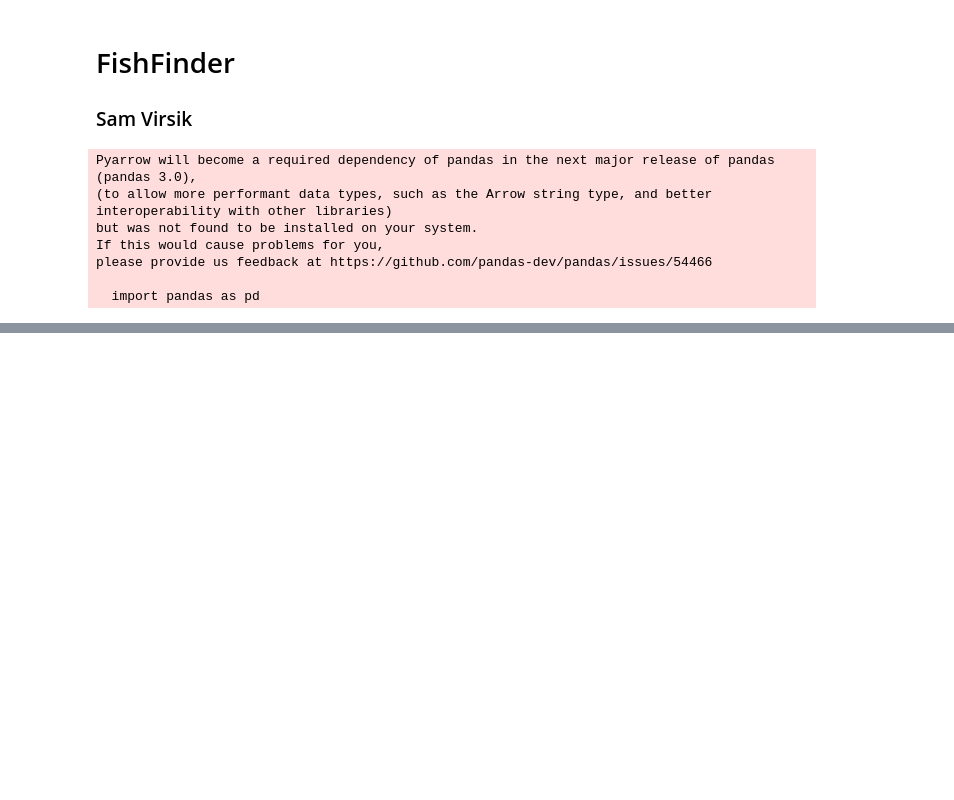
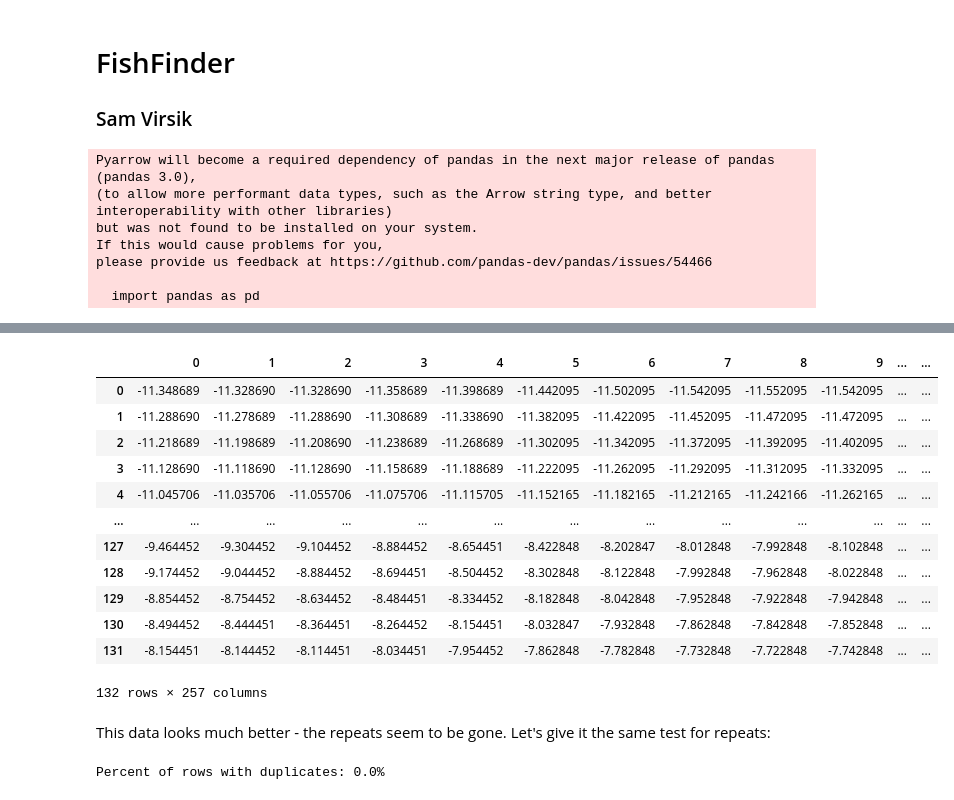
Before and after one commit to SamVirsik/DataAnalysis, a Jupyter notebook: dataanalysis.ipynb, the cells around one changed output, grey strips where cells are left out. Drawn from its saved outputs; the diff is of its cells as text; code cells hidden in the pictures; blank space fills up the shorter version.

```diff
--- a/dataanalysis.ipynb
+++ b/dataanalysis.ipynb
@@ -37,0 +126,17 @@ img_20 = readData("data\img_20_data.tiff") #This is a tiff, not a tif, since for
+# %%
+#Function to remove the duplicated values that we saw in img_20. It removes duplicated rows, then transposes and
+#does that again, then reindexs so that the dataframe is not 'highly fragmented'
+
+def remove_repeats(img_20):
+    img_20 = img_20.drop_duplicates()
+    img_20 = img_20.transpose()
+
+    img_20 = img_20.drop_duplicates()
+    img_20 = img_20.transpose()
+
+    max_row = len(img_20.index)
+    max_col = len(img_20.columns)
+    img_20.columns = range(max_col)
+    img_20.index = range(max_row)
+
+    return(img_20)
@@ -37,0 +147,27 @@ img_20 = readData("data\img_20_data.tiff") #This is a tiff, not a tif, since for
+# %%
+img_20 = remove_repeats(img_20)
+img_20
+# %% [output]
+|  | 0 | 1 | 2 | 3 | 4 | 5 | 6 | 7 | 8 | 9 | ... | ... |
+| 0 | -11.348689 | -11.328690 | -11.328690 | -11.358689 | -11.398689 | -11.442095 | -11.502095 | -11.542095 | -11.552095 | -11.542095 | ... | ... |
+| 1 | -11.288690 | -11.278689 | -11.288690 | -11.308689 | -11.338690 | -11.382095 | -11.422095 | -11.452095 | -11.472095 | -11.472095 | ... | ... |
+| 2 | -11.218689 | -11.198689 | -11.208690 | -11.238689 | -11.268689 | -11.302095 | -11.342095 | -11.372095 | -11.392095 | -11.402095 | ... | ... |
+| 3 | -11.128690 | -11.118690 | -11.128690 | -11.158689 | -11.188689 | -11.222095 | -11.262095 | -11.292095 | -11.312095 | -11.332095 | ... | ... |
+| 4 | -11.045706 | -11.035706 | -11.055706 | -11.075706 | -11.115705 | -11.152165 | -11.182165 | -11.212165 | -11.242166 | -11.262165 | ... | ... |
+| ... | ... | ... | ... | ... | ... | ... | ... | ... | ... | ... | ... | ... |
+| 127 | -9.464452 | -9.304452 | -9.104452 | -8.884452 | -8.654451 | -8.422848 | -8.202847 | -8.012848 | -7.992848 | -8.102848 | ... | ... |
+| 128 | -9.174452 | -9.044452 | -8.884452 | -8.694451 | -8.504452 | -8.302848 | -8.122848 | -7.992848 | -7.962848 | -8.022848 | ... | ... |
+| 129 | -8.854452 | -8.754452 | -8.634452 | -8.484451 | -8.334452 | -8.182848 | -8.042848 | -7.952848 | -7.922848 | -7.942848 | ... | ... |
+| 130 | -8.494452 | -8.444451 | -8.364451 | -8.264452 | -8.154451 | -8.032847 | -7.932848 | -7.862848 | -7.842848 | -7.852848 | ... | ... |
+| 131 | -8.154451 | -8.144452 | -8.114451 | -8.034451 | -7.954452 | -7.862848 | -7.782848 | -7.732848 | -7.722848 | -7.742848 | ... | ... |
+132 rows × 257 columns
+# %% [markdown]
+This data looks much better - the repeats seem to be gone. Let's give it the same test for repeats:
+# %%
+num_duplicates = img_20.duplicated().sum()
+
+percent = num_duplicates / img_20.shape[0]
+
+print("Percent of rows with duplicates: " + "{:.1%}".format(percent))
+# %% [output]
+Percent of rows with duplicates: 0.0%
```
Also changed, not shown: parts of 14 cells of this notebook.
